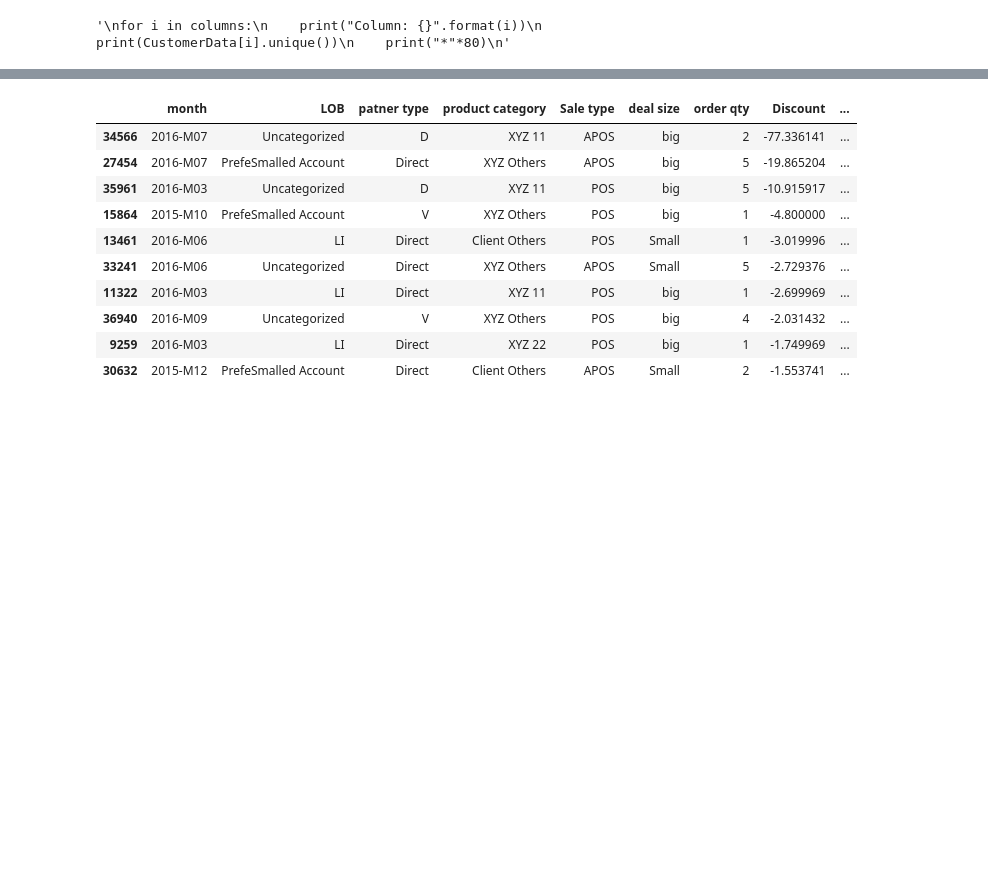
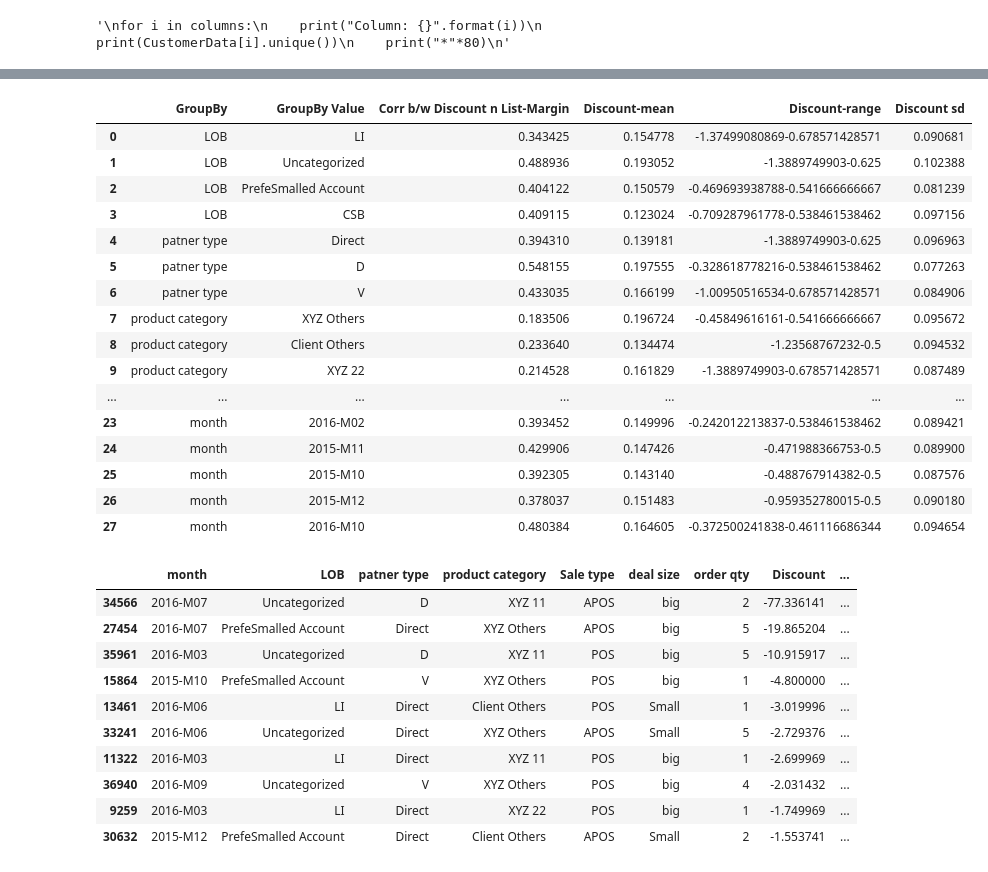
Before and after one commit to sahilmakkar1983/PocAndTrials, a Jupyter notebook: trials/python/Product_discount_analysis.ipynb, the cells around one changed output, grey strips where cells are left out. Saved outputs shown, nothing was run; the diff lists cells and outputs as text; code cells hidden in the pictures; blank space fills up the shorter version.

```diff
--- a/trials/python/Product_discount_analysis.ipynb
+++ b/trials/python/Product_discount_analysis.ipynb
@@ -314,3 +324,27 @@ CustomerDataTemp.sort_values(by=['Discount'],ascending=False).head(10)
+# %%
+corrInVarGroupByCasesWOHighLowPts = pd.DataFrame(columns=_corrTableColumns)
+createCorrTableByGroup(CustomerDataWOHighInfluencePts,corrInVarGroupByCasesWOHighLowPts)
+writeDfToExcel(corrInVarGroupByCasesWOHighLowPts,"GroupByCorrWOHighLowPtsMap.xlsx")
+# %%
+corrInVarGroupByCasesWOHighLowPts
+# %% [output]
+|  | GroupBy | GroupBy Value | Corr b/w Discount n List-Margin | Discount-mean | Discount-range | Discount sd |
+| 0 | LOB | LI | 0.343425 | 0.154778 | -1.37499080869-0.678571428571 | 0.090681 |
+| 1 | LOB | Uncategorized | 0.488936 | 0.193052 | -1.3889749903-0.625 | 0.102388 |
+| 2 | LOB | PrefeSmalled Account | 0.404122 | 0.150579 | -0.469693938788-0.541666666667 | 0.081239 |
+| 3 | LOB | CSB | 0.409115 | 0.123024 | -0.709287961778-0.538461538462 | 0.097156 |
+| 4 | patner type | Direct | 0.394310 | 0.139181 | -1.3889749903-0.625 | 0.096963 |
+| 5 | patner type | D | 0.548155 | 0.197555 | -0.328618778216-0.538461538462 | 0.077263 |
+| 6 | patner type | V | 0.433035 | 0.166199 | -1.00950516534-0.678571428571 | 0.084906 |
+| 7 | product category | XYZ Others | 0.183506 | 0.196724 | -0.45849616161-0.541666666667 | 0.095672 |
+| 8 | product category | Client Others | 0.233640 | 0.134474 | -1.23568767232-0.5 | 0.094532 |
+| 9 | product category | XYZ 22 | 0.214528 | 0.161829 | -1.3889749903-0.678571428571 | 0.087489 |
+| ... | ... | ... | ... | ... | ... | ... |
+| 23 | month | 2016-M02 | 0.393452 | 0.149996 | -0.242012213837-0.538461538462 | 0.089421 |
+| 24 | month | 2015-M11 | 0.429906 | 0.147426 | -0.471988366753-0.5 | 0.089900 |
+| 25 | month | 2015-M10 | 0.392305 | 0.143140 | -0.488767914382-0.5 | 0.087576 |
+| 26 | month | 2015-M12 | 0.378037 | 0.151483 | -0.959352780015-0.5 | 0.090180 |
+| 27 | month | 2016-M10 | 0.480384 | 0.164605 | -0.372500241838-0.461116686344 | 0.094654 |
 # %%
 CustomerDataTemp.sort_values(by=['Discount'],ascending=True).head(10)
 # %% [output]
```
Also changed, not shown: parts of 23 cells of this notebook.
